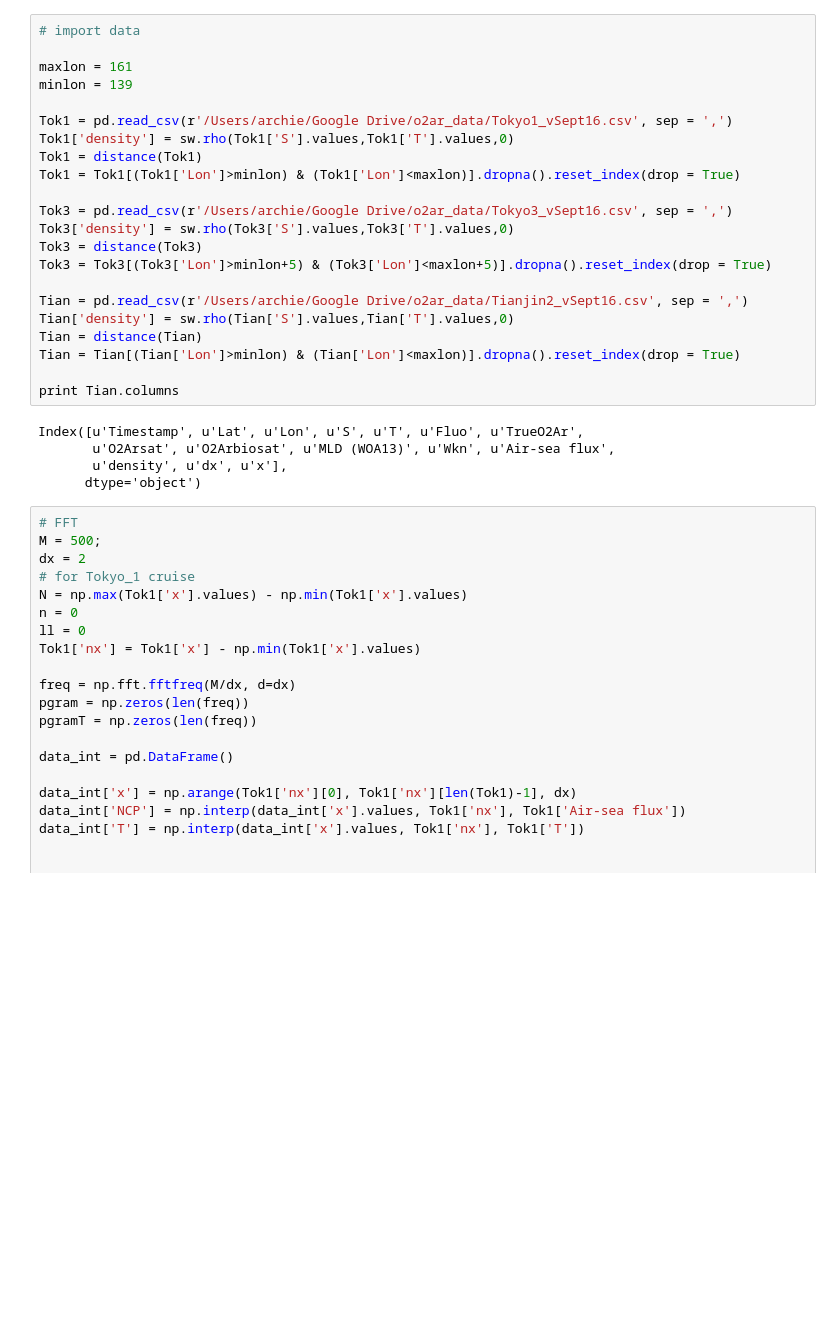
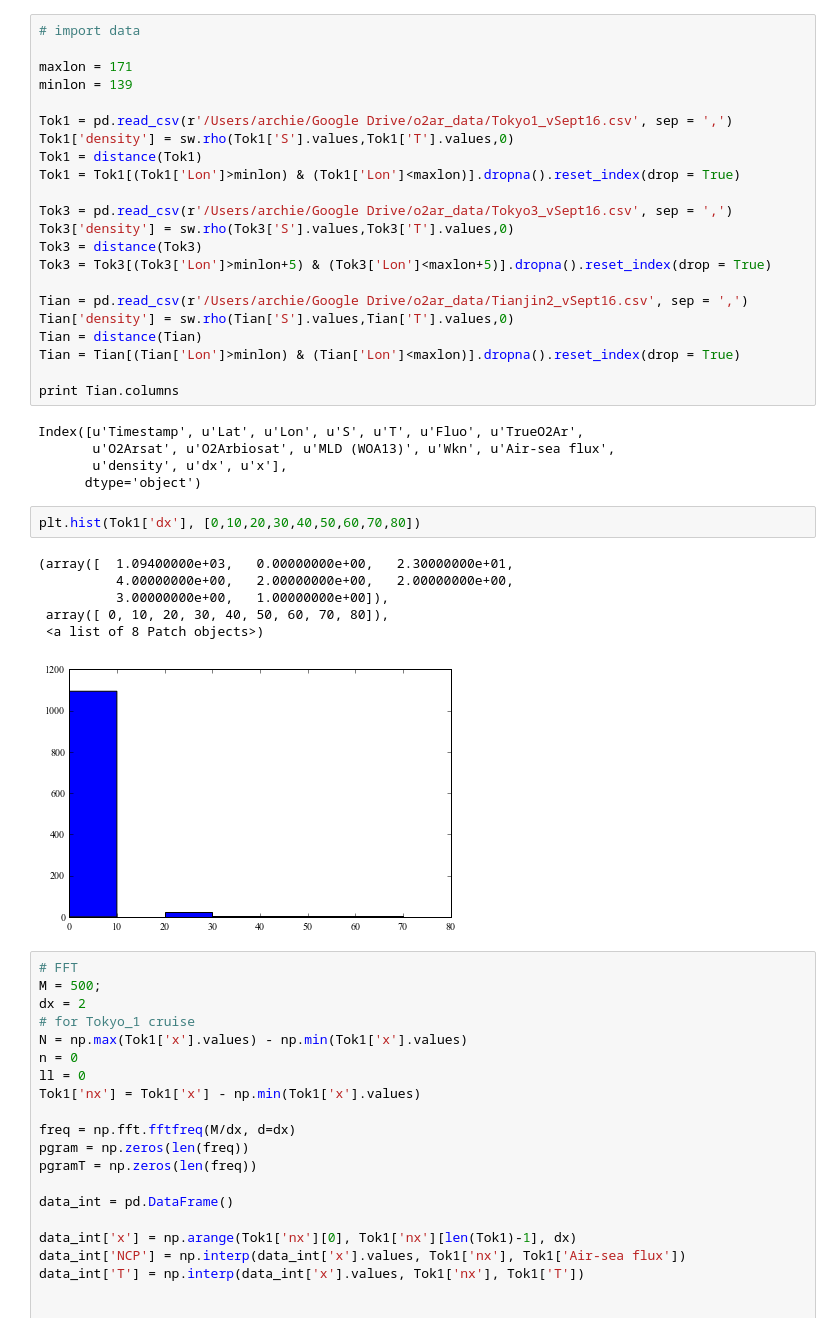
Before and after one commit to sophieclayton/kuroshio_productivity, a Jupyter notebook: NCP_spectra_FFT.ipynb, the cells around one changed output. Saved outputs shown, nothing was run; the diff lists cells and outputs as text; blank space fills up the shorter version.

```diff
--- a/NCP_spectra_FFT.ipynb
+++ b/NCP_spectra_FFT.ipynb
@@ -46,7 +46,7 @@ def bin(pgram, periods, bins, bin_mid):
 # %%
 # import data
 
-maxlon = 161
+maxlon = 171
 minlon = 139
 
 Tok1 = pd.read_csv(r'/Users/archie/Google Drive/o2ar_data/Tokyo1_vSept16.csv', sep = ',')
@@ -70,6 +70,15 @@ Index([u'Timestamp', u'Lat', u'Lon', u'S', u'T', u'Fluo', u'TrueO2Ar',
        u'O2Arsat', u'O2Arbiosat', u'MLD (WOA13)', u'Wkn', u'Air-sea flux',
        u'density', u'dx', u'x'],
       dtype='object')
+# %%
+plt.hist(Tok1['dx'], [0,10,20,30,40,50,60,70,80])
+# %% [output]
+(array([  1.09400000e+03,   0.00000000e+00,   2.30000000e+01,
+          4.00000000e+00,   2.00000000e+00,   2.00000000e+00,
+          3.00000000e+00,   1.00000000e+00]),
+ array([ 0, 10, 20, 30, 40, 50, 60, 70, 80]),
+ <a list of 8 Patch objects>)
+[figure, added]
 # %%
 # FFT
 M = 500;
```
Also changed, not shown: 2 other files.
